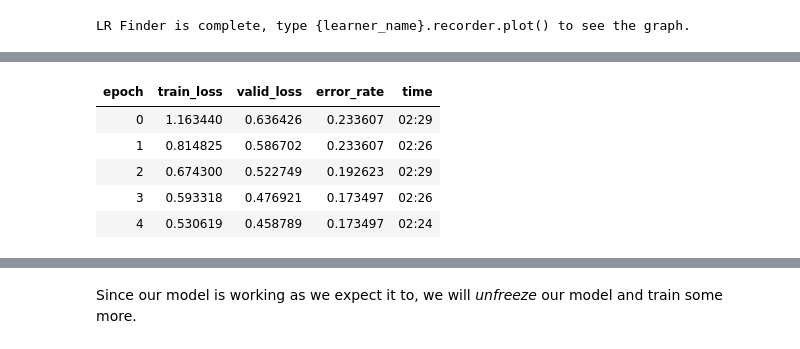
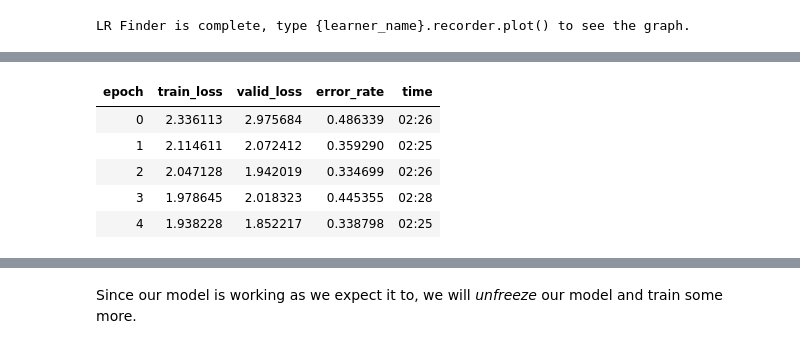
Before and after one commit to ohliumliu/fastai_v3, a Jupyter notebook: nbs/dl1/blind/blind-part4.ipynb, the cells around one changed output, grey strips where cells are left out. Saved outputs shown, nothing was run; the diff lists cells and outputs as text; code cells hidden in the pictures.

```diff
--- a/nbs/dl1/blind/blind-part4.ipynb
+++ b/nbs/dl1/blind/blind-part4.ipynb
@@ -100,12 +103,12 @@ learn.recorder.plot()
-# %%
-learn.fit_one_cycle(5, 5e-3) # this seems better than older versio of fastai, see part 1
-# %% [output]
-| epoch | train_loss | valid_loss | error_rate | time |
-| 0 | 1.163440 | 0.636426 | 0.233607 | 02:29 |
-| 1 | 0.814825 | 0.586702 | 0.233607 | 02:26 |
-| 2 | 0.674300 | 0.522749 | 0.192623 | 02:29 |
-| 3 | 0.593318 | 0.476921 | 0.173497 | 02:26 |
-| 4 | 0.530619 | 0.458789 | 0.173497 | 02:24 |
+# %%
+learn.fit_one_cycle(5, 1e-1)
+# %% [output]
+| epoch | train_loss | valid_loss | error_rate | time |
+| 0 | 2.336113 | 2.975684 | 0.486339 | 02:26 |
+| 1 | 2.114611 | 2.072412 | 0.359290 | 02:25 |
+| 2 | 2.047128 | 1.942019 | 0.334699 | 02:26 |
+| 3 | 1.978645 | 2.018323 | 0.445355 | 02:28 |
+| 4 | 1.938228 | 1.852217 | 0.338798 | 02:25 |
 # %%
 learn.recorder.plot_losses()
 # %% [output]
```
Also changed, not shown: parts of 97 cells of this notebook, 3 other files.
